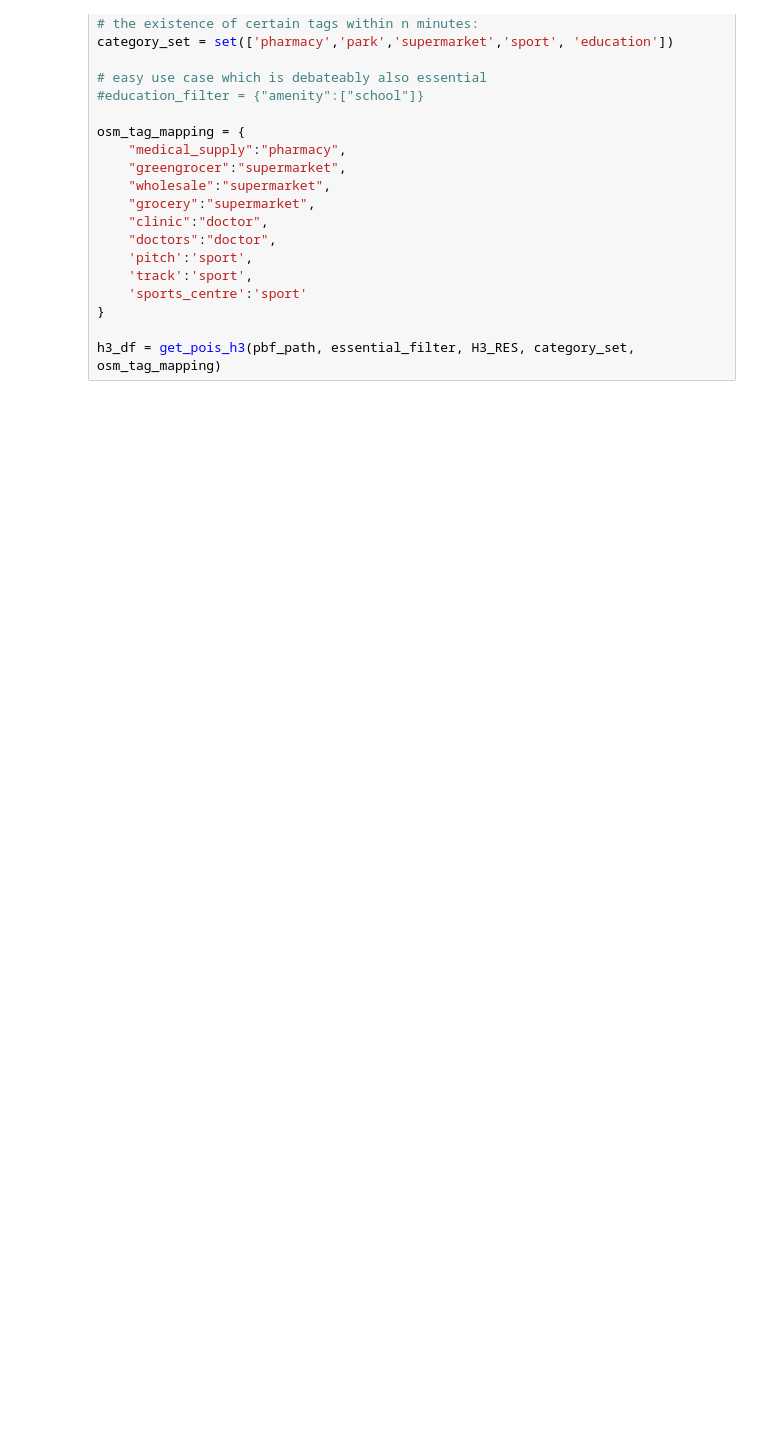
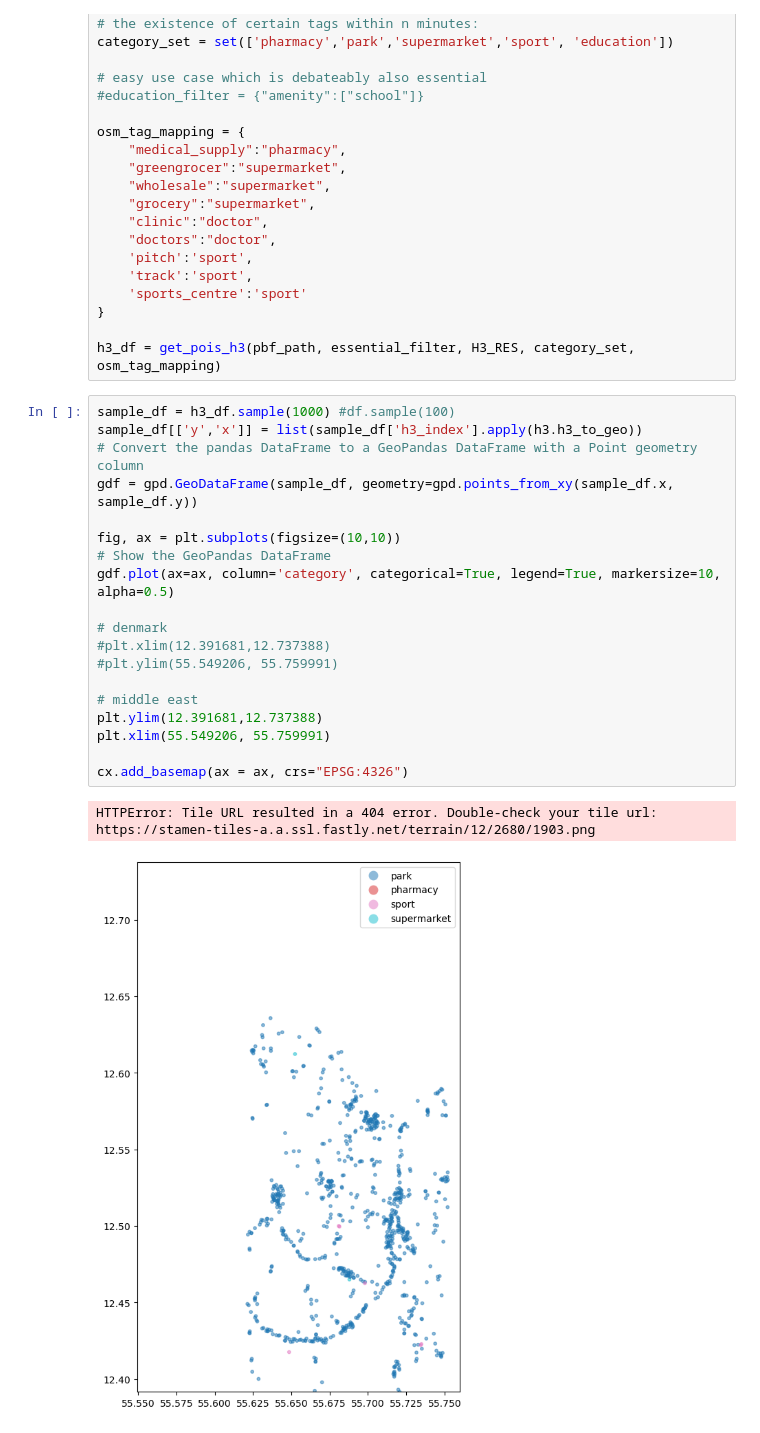
Before and after one commit to hextransit/n-minute-city, a Jupyter notebook: python/poi_routing.ipynb, the cells around one changed output. Drawn from its saved outputs; the diff is of its cells as text; blank space fills up the shorter version.

```diff
--- a/python/poi_routing.ipynb
+++ b/python/poi_routing.ipynb
@@ -52,3 +91,26 @@ osm_tag_mapping = {
 }
 
 h3_df = get_pois_h3(pbf_path, essential_filter, H3_RES, category_set, osm_tag_mapping)
+# %%
+sample_df = h3_df.sample(1000) #df.sample(100)
+sample_df[['y','x']] = list(sample_df['h3_index'].apply(h3.h3_to_geo))
+# Convert the pandas DataFrame to a GeoPandas DataFrame with a Point geometry column
+gdf = gpd.GeoDataFrame(sample_df, geometry=gpd.points_from_xy(sample_df.x, sample_df.y))
+
+fig, ax = plt.subplots(figsize=(10,10))
+# Show the GeoPandas DataFrame
+gdf.plot(ax=ax, column='category', categorical=True, legend=True, markersize=10, alpha=0.5)
+
+# denmark
+#plt.xlim(12.391681,12.737388)
+#plt.ylim(55.549206, 55.759991)
+
+# middle east
+plt.ylim(12.391681,12.737388)
+plt.xlim(55.549206, 55.759991)
+
+cx.add_basemap(ax = ax, crs="EPSG:4326")
+# %% [output]
+HTTPError: Tile URL resulted in a 404 error. Double-check your tile url:
+https://stamen-tiles-a.a.ssl.fastly.net/terrain/12/2680/1903.png
+[figure, added]
```
Also changed, not shown: parts of 15 cells of this notebook, 3 other files.
